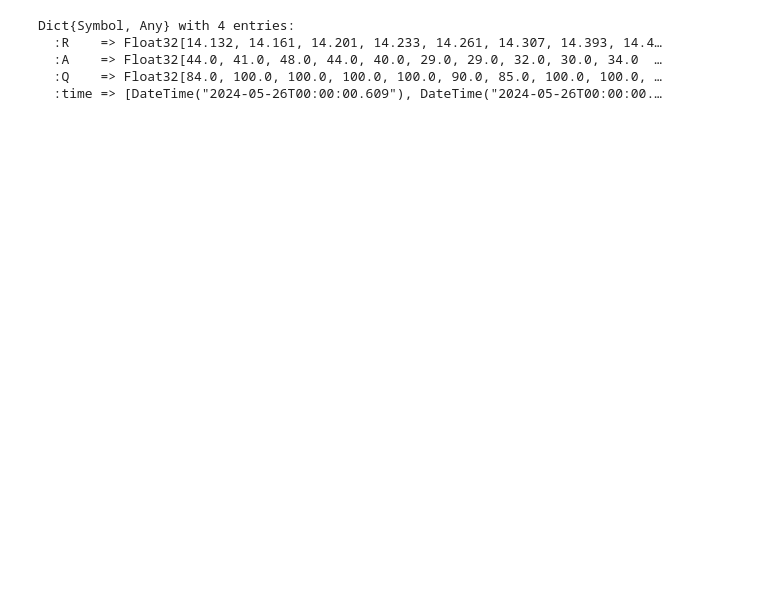
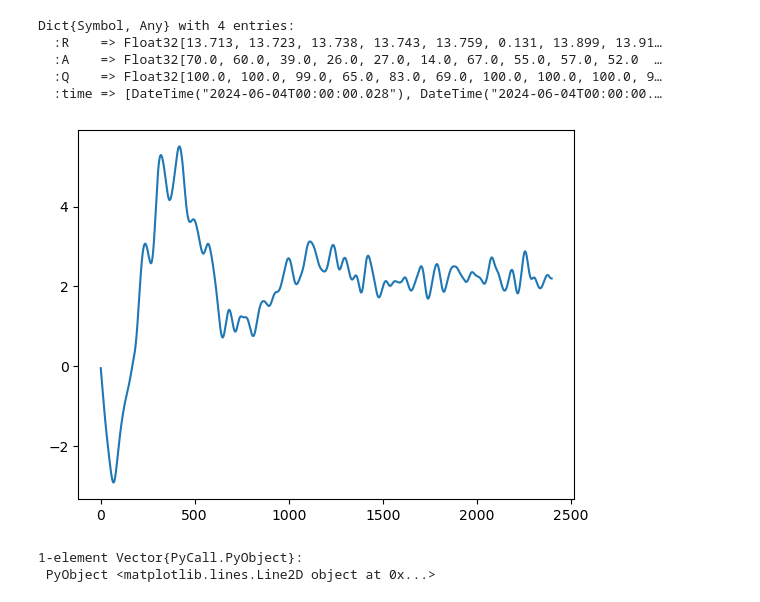
Before and after one commit to deszoeke/ASTRAL-mast, a Jupyter notebook: read_lsr.ipynb, the cells around one changed output. Saved outputs shown, nothing was run; the diff lists cells and outputs as text; code cells hidden in the pictures; blank space fills up the shorter version.

```diff
--- a/read_lsr.ipynb
+++ b/read_lsr.ipynb
@@ -98,9 +107,23 @@ read_lsr_dict (generic function with 1 method)
 # %%
-dt = today()-Day(1)
+dt = Date(2024,6,4)
 Lsr = read_lsr_dict(get_das_pathfiles("lsr", dt))
 # %% [output]
 Dict{Symbol, Any} with 4 entries:
-  :R    => Float32[14.132, 14.161, 14.201, 14.233, 14.261, 14.307, 14.393, 14.4…
-  :A    => Float32[44.0, 41.0, 48.0, 44.0, 40.0, 29.0, 29.0, 32.0, 30.0, 34.0  …
-  :Q    => Float32[84.0, 100.0, 100.0, 100.0, 100.0, 90.0, 85.0, 100.0, 100.0, …
-  :time => [DateTime("2024-05-26T00:00:00.609"), DateTime("2024-05-26T00:00:00.…
+  :R    => Float32[13.713, 13.723, 13.738, 13.743, 13.759, 0.131, 13.899, 13.91…
+  :A    => Float32[70.0, 60.0, 39.0, 26.0, 27.0, 14.0, 67.0, 55.0, 57.0, 52.0  …
+  :Q    => Float32[100.0, 100.0, 99.0, 65.0, 83.0, 69.0, 100.0, 100.0, 100.0, 9…
+  :time => [DateTime("2024-06-04T00:00:00.028"), DateTime("2024-06-04T00:00:00.…
+# %%
+# read motion file for heave
+motkeys = [:time,
+           :ratey, # (rad/s)      + bow down
+           :ratex, # (rad/s)      + port up (broken for ASTRAL 2024 leg 1)
+           :ratez, # (rad/s)      + bow to port
+           :accy,  # (m.s^-^2)    + to port
+           :accx,  # (m.s^-^2)    + forward
+           :accz ] # (m.s^-^2)    + up"""))
+Mot = read_das_dict(get_das_pathfiles("mot", dt), motkeys; ncolumn=length(motkeys)-1)
+# %% [output]
+[figure, added]
+1-element Vector{PyCall.PyObject}:
+ PyObject <matplotlib.lines.Line2D object at 0x...>
```
Also changed, not shown: parts of 11 cells of this notebook, 3 other files.
